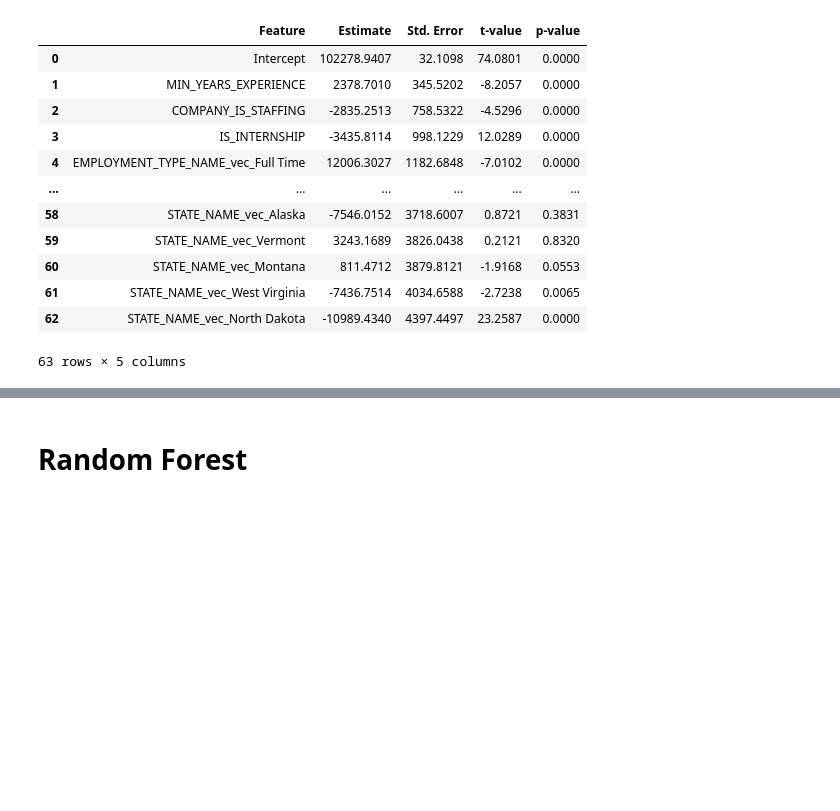
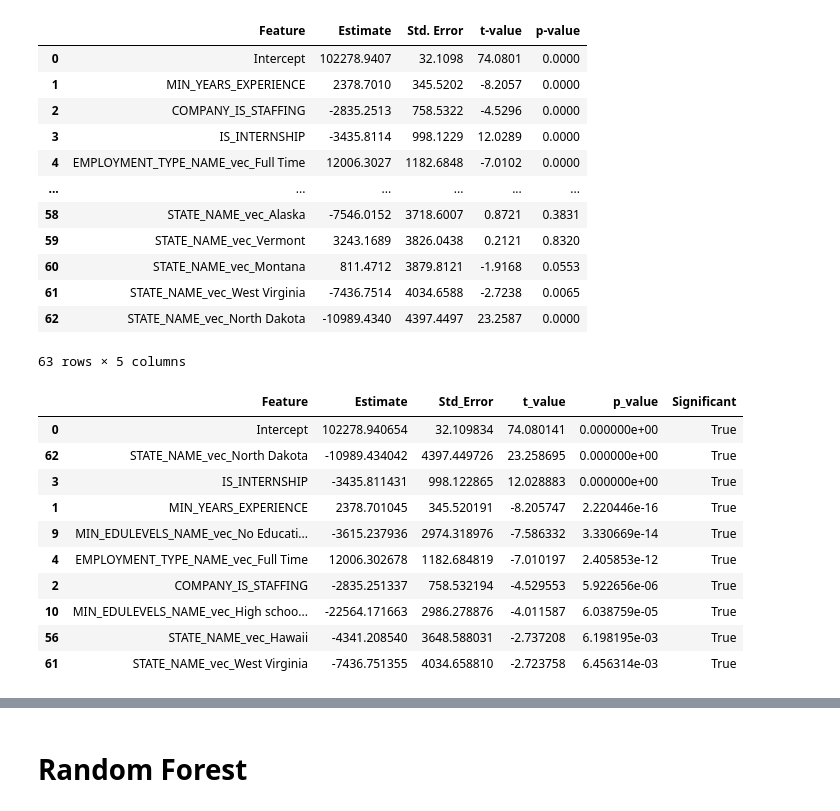
Before and after one commit to met-ad-688/assignment-04-cosull93, a Jupyter notebook: assignment04-cosull93.ipynb, the cells around one changed output, grey strips where cells are left out. Saved outputs shown, nothing was run; the diff lists cells and outputs as text; code cells hidden in the pictures; blank space fills up the shorter version.

```diff
--- a/assignment04-cosull93.ipynb
+++ b/assignment04-cosull93.ipynb
@@ -296,3 +273,31 @@ summary_df
 | 61 | STATE_NAME_vec_West Virginia | -7436.7514 | 4034.6588 | -2.7238 | 0.0065 |
 | 62 | STATE_NAME_vec_North Dakota | -10989.4340 | 4397.4497 | 23.2587 | 0.0000 |
 63 rows × 5 columns
+# %%
+#Create a numeric summary DataFrame for further analysis
+summary_numeric = pd.DataFrame({
+    "Feature": features,
+    "Estimate": coefs,
+    "Std_Error": se,
+    "t_value": t_values,
+    "p_value": p_values
+})
+
+# Add significance flag
+summary_numeric["Significant"] = summary_numeric["p_value"] < 0.05
+
+# Sort by absolute t-value
+summary_numeric = summary_numeric.reindex(summary_numeric["t_value"].abs().sort_values(ascending=False).index)
+summary_numeric.head(10)
+# %% [output]
+|  | Feature | Estimate | Std_Error | t_value | p_value | Significant |
+| 0 | Intercept | 102278.940654 | 32.109834 | 74.080141 | 0.000000e+00 | True |
+| 62 | STATE_NAME_vec_North Dakota | -10989.434042 | 4397.449726 | 23.258695 | 0.000000e+00 | True |
+| 3 | IS_INTERNSHIP | -3435.811431 | 998.122865 | 12.028883 | 0.000000e+00 | True |
+| 1 | MIN_YEARS_EXPERIENCE | 2378.701045 | 345.520191 | -8.205747 | 2.220446e-16 | True |
+| 9 | MIN_EDULEVELS_NAME_vec_No Educati... | -3615.237936 | 2974.318976 | -7.586332 | 3.330669e-14 | True |
+| 4 | EMPLOYMENT_TYPE_NAME_vec_Full Time | 12006.302678 | 1182.684819 | -7.010197 | 2.405853e-12 | True |
+| 2 | COMPANY_IS_STAFFING | -2835.251337 | 758.532194 | -4.529553 | 5.922656e-06 | True |
+| 10 | MIN_EDULEVELS_NAME_vec_High schoo... | -22564.171663 | 2986.278876 | -4.011587 | 6.038759e-05 | True |
+| 56 | STATE_NAME_vec_Hawaii | -4341.208540 | 3648.588031 | -2.737208 | 6.198195e-03 | True |
+| 61 | STATE_NAME_vec_West Virginia | -7436.751355 | 4034.658810 | -2.723758 | 6.456314e-03 | True |
```
Also changed, not shown: parts of 10 cells of this notebook, 1 other file.
